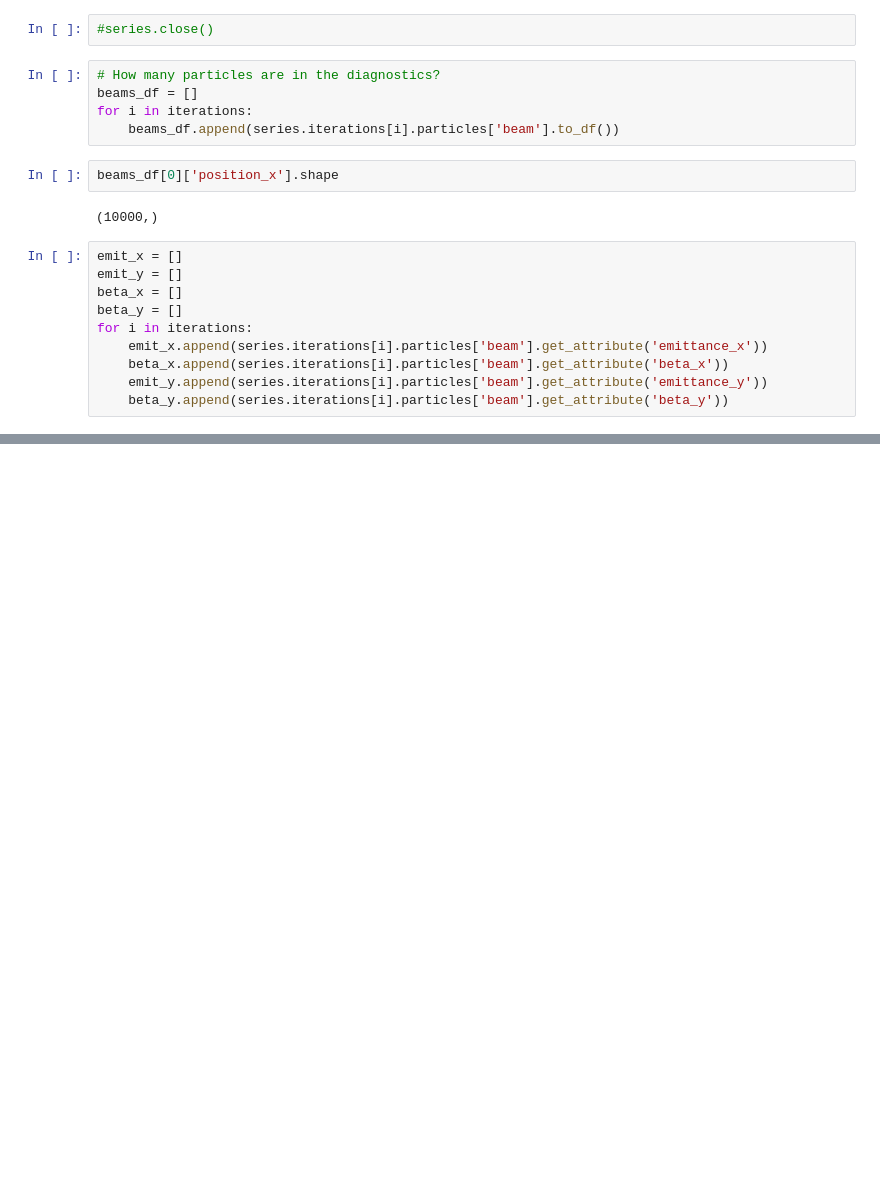
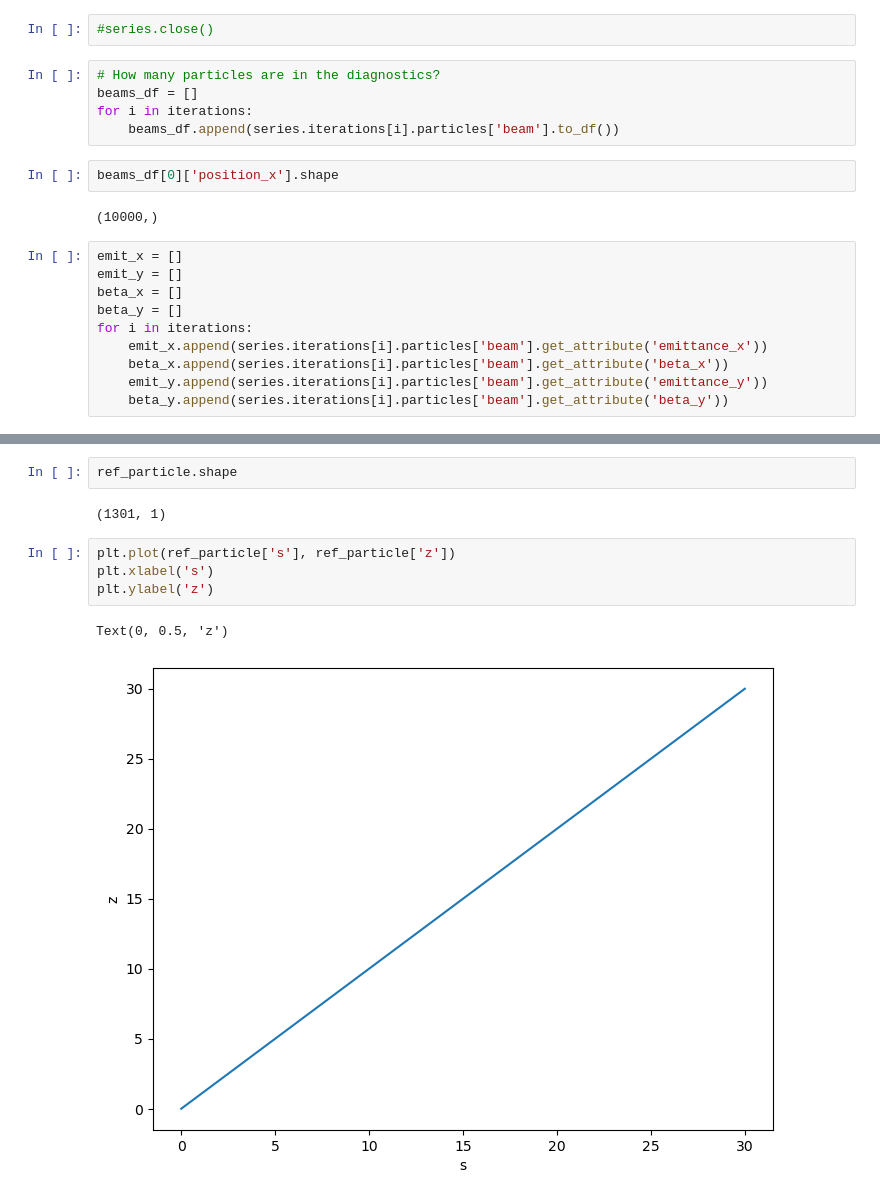
Before and after one commit to egstern/impactx-apps, a Jupyter notebook: realfodo_periods/analyze_fodo.ipynb, the cells around one changed output, grey strips where cells are left out. Saved outputs shown, nothing was run; the diff lists cells and outputs as text; blank space fills up the shorter version.

```diff
--- a/realfodo_periods/analyze_fodo.ipynb
+++ b/realfodo_periods/analyze_fodo.ipynb
@@ -98,0 +140,11 @@ emit_x
+# %%
+ref_particle.shape
+# %% [output]
+(1301, 1)
+# %%
+plt.plot(ref_particle['s'], ref_particle['z'])
+plt.xlabel('s')
+plt.ylabel('z')
+# %% [output]
+Text(0, 0.5, 'z')
+[figure, added]
```
Also changed, not shown: parts of 11 cells of this notebook, 2 other files.
